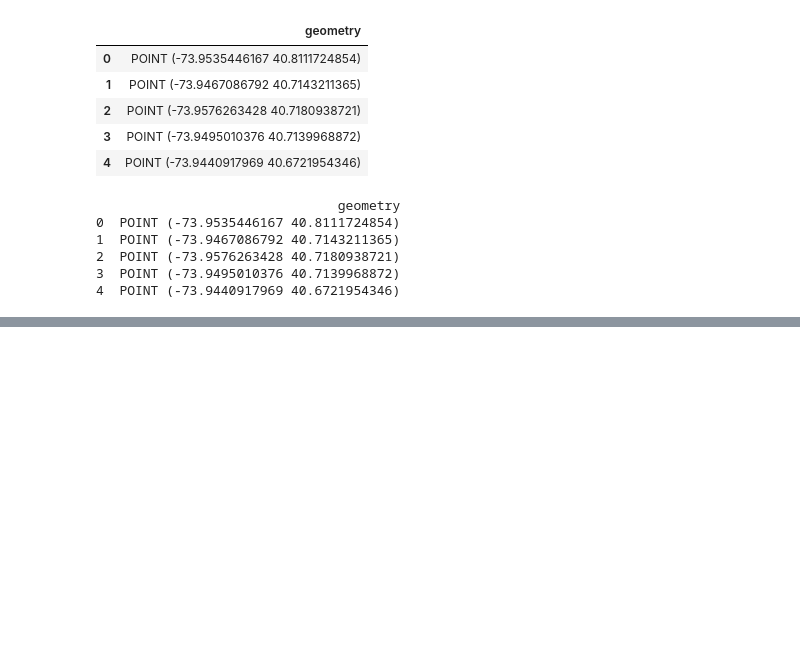
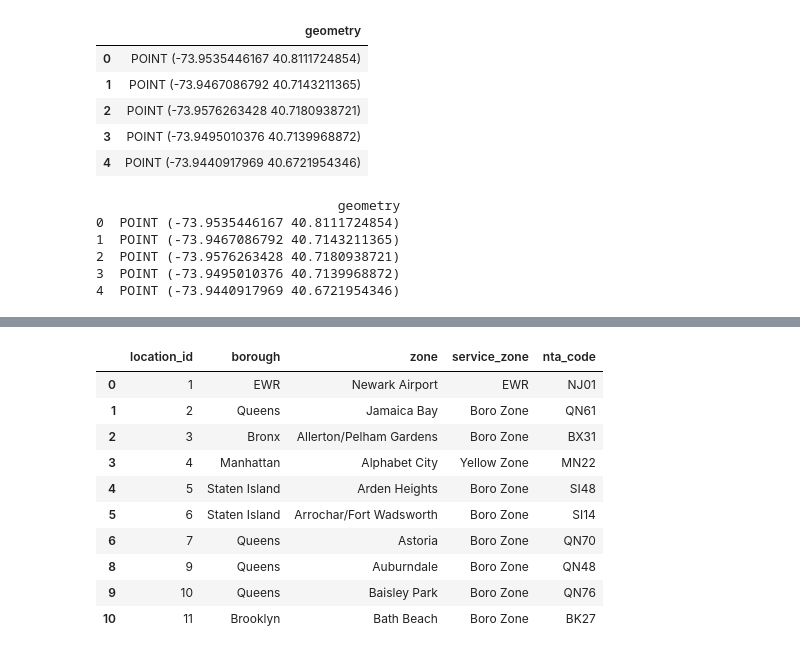
Before and after one commit to KamyNz/datathon-group15-project, a Jupyter notebook: week1/analysis1_greentaxis.ipynb, the cells around one changed output, grey strips where cells are left out. Saved outputs shown, nothing was run; the diff lists cells and outputs as text; code cells hidden in the pictures; blank space fills up the shorter version.

```diff
--- a/week1/analysis1_greentaxis.ipynb
+++ b/week1/analysis1_greentaxis.ipynb
@@ -166,0 +180,14 @@ Length: 178, dtype: int64
+# %%
+zones_clean.head(10)
+# %% [output]
+|  | location_id | borough | zone | service_zone | nta_code |
+| 0 | 1 | EWR | Newark Airport | EWR | NJ01 |
+| 1 | 2 | Queens | Jamaica Bay | Boro Zone | QN61 |
+| 2 | 3 | Bronx | Allerton/Pelham Gardens | Boro Zone | BX31 |
+| 3 | 4 | Manhattan | Alphabet City | Yellow Zone | MN22 |
+| 4 | 5 | Staten Island | Arden Heights | Boro Zone | SI48 |
+| 5 | 6 | Staten Island | Arrochar/Fort Wadsworth | Boro Zone | SI14 |
+| 6 | 7 | Queens | Astoria | Boro Zone | QN70 |
+| 8 | 9 | Queens | Auburndale | Boro Zone | QN48 |
+| 9 | 10 | Queens | Baisley Park | Boro Zone | QN76 |
+| 10 | 11 | Brooklyn | Bath Beach | Boro Zone | BK27 |
```
Also changed, not shown: parts of 42 cells of this notebook.
